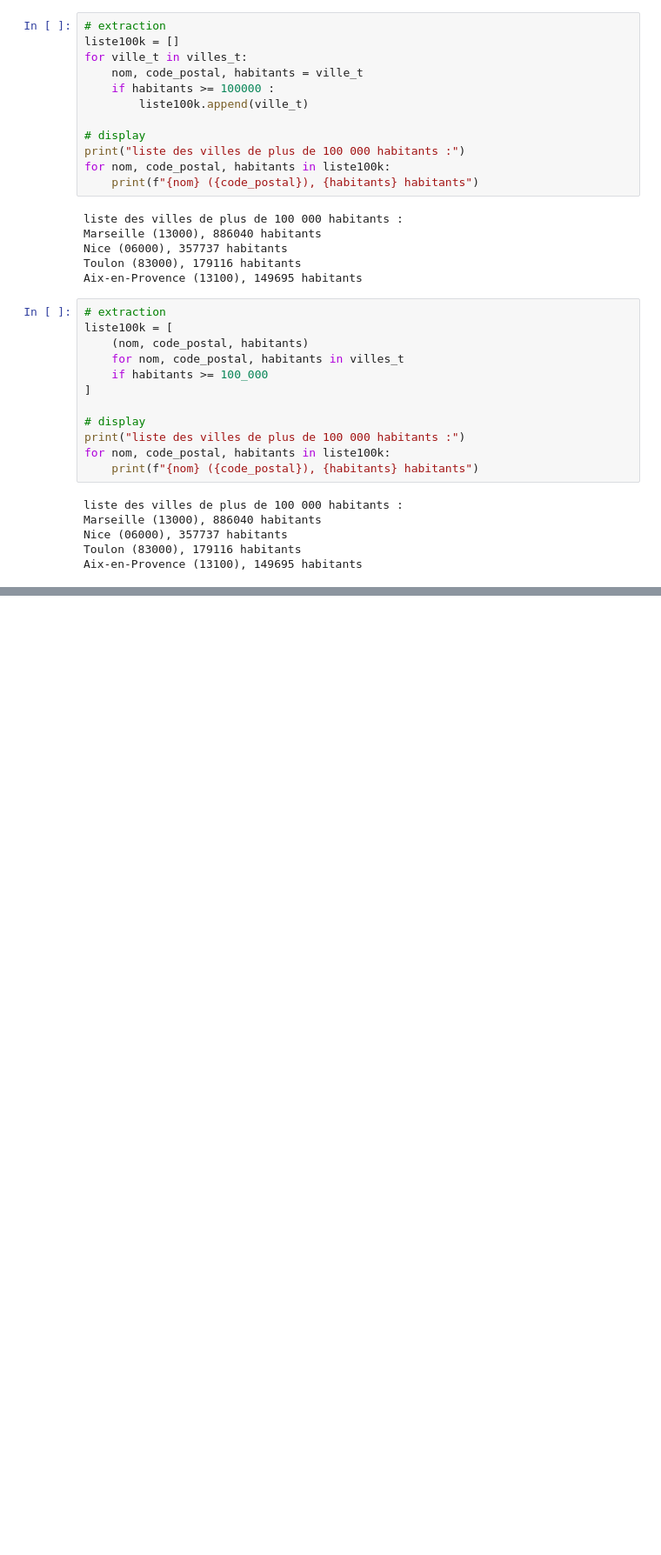
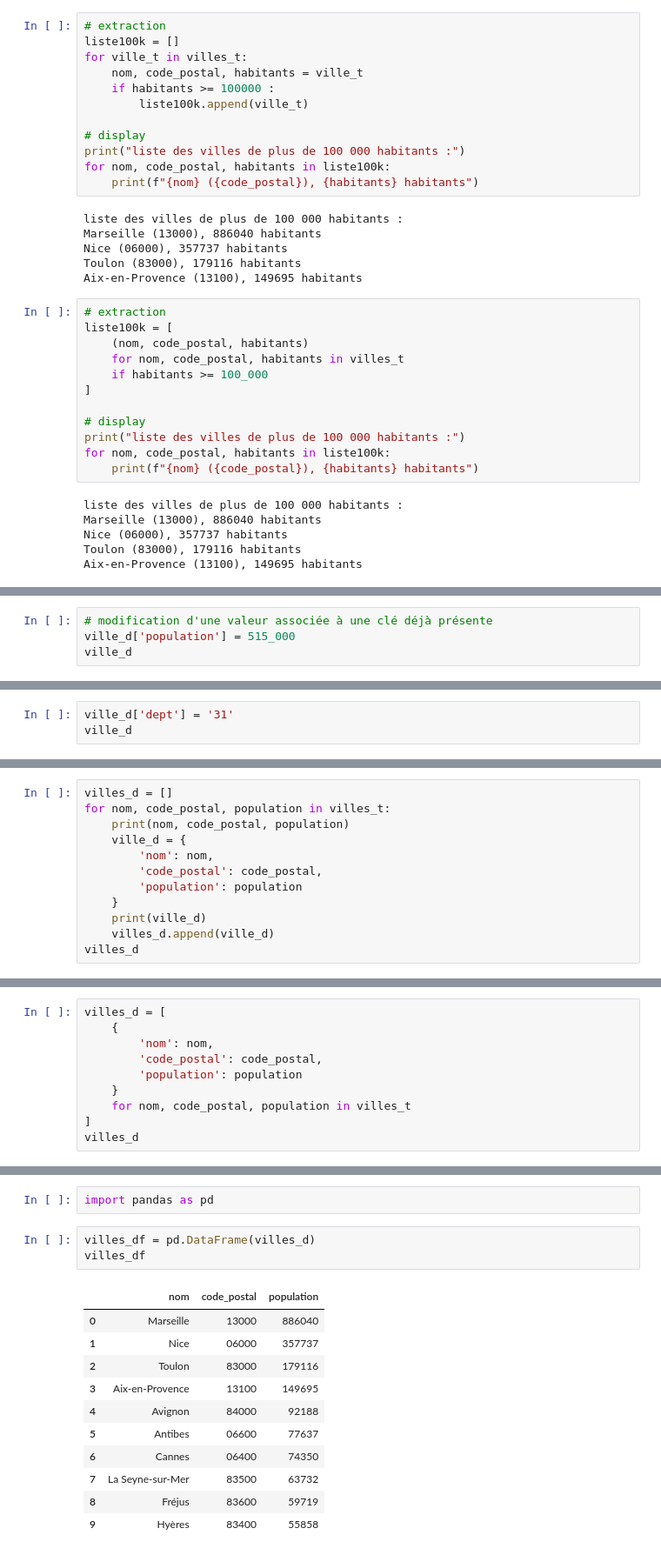
Before and after one commit to matthcol/python202606base, a Jupyter notebook: nb_conteneurs.ipynb, the cells around one changed output, grey strips where cells are left out. Shown at 87% size. Saved outputs shown, nothing was run; the diff lists cells and outputs as text; blank space fills up the shorter version.

```diff
--- a/nb_conteneurs.ipynb
+++ b/nb_conteneurs.ipynb
@@ -684,0 +775,4 @@ Aix-en-Provence (13100), 149695 habitants
+# %%
+# modification d'une valeur associée à une clé déjà présente
+ville_d['population'] = 515_000
+ville_d
@@ -684,0 +781,3 @@ Aix-en-Provence (13100), 149695 habitants
+# %%
+ville_d['dept'] = '31'
+ville_d
@@ -684,0 +854,12 @@ Aix-en-Provence (13100), 149695 habitants
+# %%
+villes_d = []
+for nom, code_postal, population in villes_t:
+    print(nom, code_postal, population)
+    ville_d = {
+        'nom': nom,
+        'code_postal': code_postal,
+        'population': population
+    }
+    print(ville_d)
+    villes_d.append(ville_d)
+villes_d
@@ -684,0 +897,10 @@ Aix-en-Provence (13100), 149695 habitants
+# %%
+villes_d = [
+    {
+        'nom': nom,
+        'code_postal': code_postal,
+        'population': population
+    }
+    for nom, code_postal, population in villes_t
+]
+villes_d
@@ -684,0 +1033,17 @@ Aix-en-Provence (13100), 149695 habitants
+# %%
+import pandas as pd
+# %%
+villes_df = pd.DataFrame(villes_d)
+villes_df
+# %% [output]
+|  | nom | code_postal | population |
+| 0 | Marseille | 13000 | 886040 |
+| 1 | Nice | 06000 | 357737 |
+| 2 | Toulon | 83000 | 179116 |
+| 3 | Aix-en-Provence | 13100 | 149695 |
+| 4 | Avignon | 84000 | 92188 |
+| 5 | Antibes | 06600 | 77637 |
+| 6 | Cannes | 06400 | 74350 |
+| 7 | La Seyne-sur-Mer | 83500 | 63732 |
+| 8 | Fréjus | 83600 | 59719 |
+| 9 | Hyères | 83400 | 55858 |
```
Also changed, not shown: parts of 53 cells of this notebook, 3 other files.
